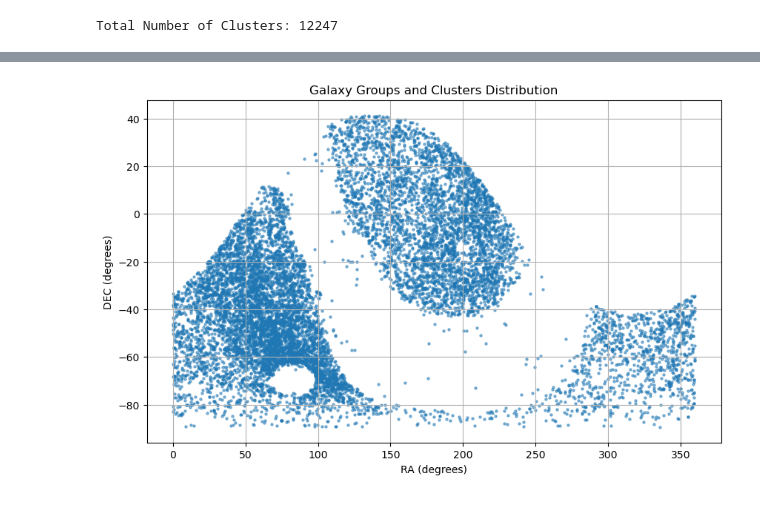
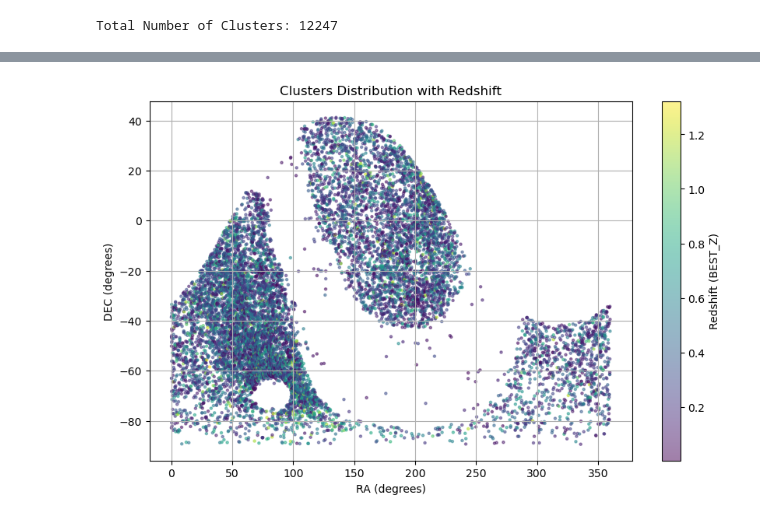
Before and after one commit to RyanNease/GoGreeneRosita, a Jupyter notebook: eROSITACatalog.ipynb, the cells around one changed output, grey strips where cells are left out. Cells and saved outputs as stored; diff of their text form; code cells hidden in the pictures.

```diff
--- a/eROSITACatalog.ipynb
+++ b/eROSITACatalog.ipynb
@@ -10,7 +10,7 @@ tarball_path = 'erass1cl_primary_v3.2.fits (1).tgz'
 # Extract the tarball
 with tarfile.open(tarball_path, 'r:gz') as tar:
     # Extract all files to a temporary directory
-    temp_dir = 'path/to/your/temporary/directory'
+    temp_dir = 'Documents/GoGreen'
     tar.extractall(temp_dir)
 
 # List the files in the temporary directory
@@ -22,16 +22,8 @@ fits_file_path = os.path.join(temp_dir, fits_file_name)
 
 # Open the FITS file
 fits_file = fits.open(fits_file_path)
-
-# Continue with the rest of the code as before...
-
-# Close the FITS file
-#fits_file.close()
 # %%
-from astropy.io import fits
 
-# Open the FITS file
-fits_file = fits.open('erass1cl_primary_v3.2.fits')
 
 # Check the number of HDUs in the file
 num_hdus = len(fits_file)
@@ -43,9 +35,9 @@ for i in range(num_hdus):
     print(f'\nHDU {i} Info:')
     print(hdu_info)
 
-# Access HDU0 (Primary)
+# Access HDU0
 hdu0 = fits_file[0]
-# Access HDU1 (Joined)
+# Access HDU1
 hdu1 = fits_file[1]
 # %% [output]
 Number of HDUs: 2
@@ -120,20 +126,17 @@ Total Number of Clusters: 12247
 # %%
-import matplotlib.pyplot as plt
-
-# Access the data in the BINTABLE extension (HDU 1)
-data_table = fits_file[1].data
-
-# Extract RA and DEC columns
+# Extract RA, DEC, and redshift columns
 ra = data_table['RA']
 dec = data_table['DEC']
+redshift = data_table['BEST_Z']
 
-# Create a scatter plot
+# Create a scatter plot with redshift information
 plt.figure(figsize=(10, 6))
-plt.scatter(ra, dec, s=5, alpha=0.5)  # Adjust 's' for point size and 'alpha' for transparency
-plt.title('Galaxy Groups and Clusters Distribution')
+scatter = plt.scatter(ra, dec, c=redshift, s=5, alpha=0.5, cmap='viridis')
+plt.title('Clusters Distribution with Redshift')
 plt.xlabel('RA (degrees)')
 plt.ylabel('DEC (degrees)')
+plt.colorbar(scatter, label='Redshift (BEST_Z)')
 plt.grid(True)
 plt.show()
 # %% [output]
-[figure, old version]
+[figure, new version]
```
Also changed, not shown: parts of 11 cells of this notebook.
